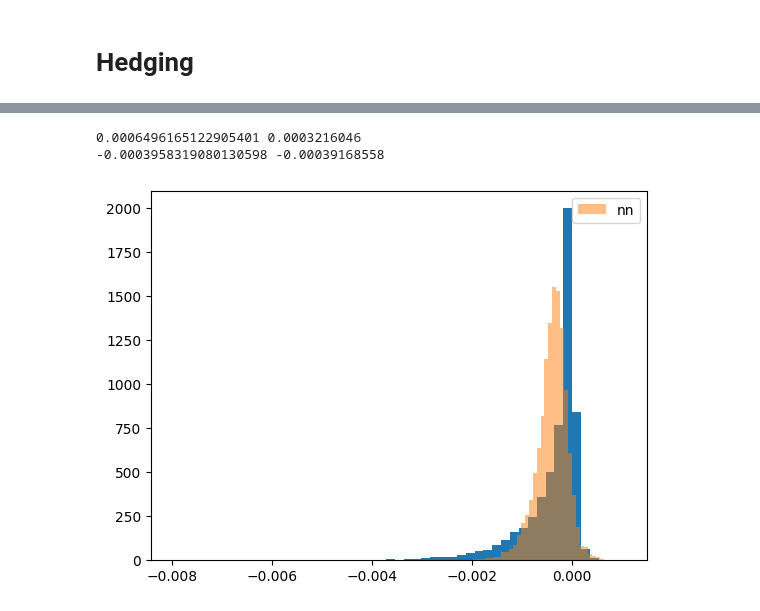
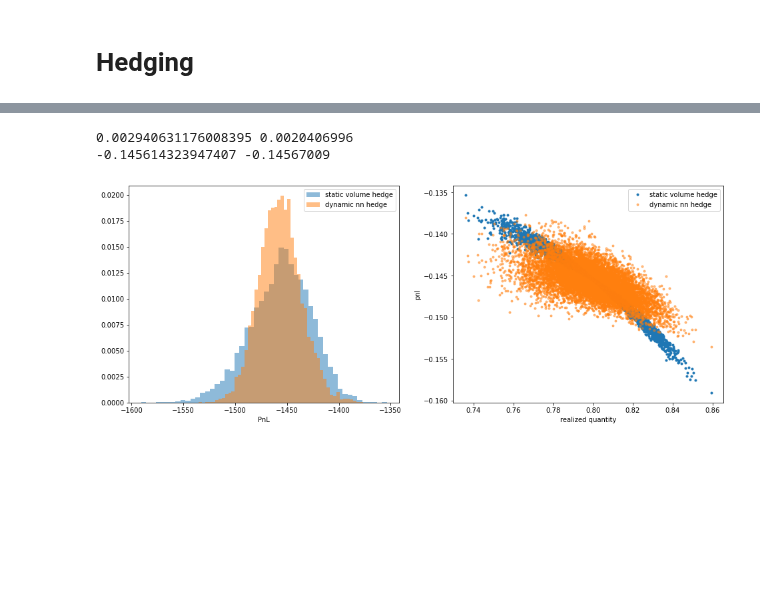
Before and after one commit to pikki622/RiVaPy, a Jupyter notebook: notebooks/models/residual_demand_forward_model.ipynb, the cells around one changed output, grey strips where cells are left out. Cells and saved outputs as stored; diff of their text form; code cells hidden in the pictures; blank space fills up the shorter version.

```diff
--- a/notebooks/models/residual_demand_forward_model.ipynb
+++ b/notebooks/models/residual_demand_forward_model.ipynb
@@ -329,7 +347,7 @@ rdm = ResidualDemandForwardModel(wind_forecast_model,
                                 #region_to_capacity=None
                                 )
 # %%
-strike = 0.2#fwd_prices[:,-1].mean()
+strike = 0.4#fwd_prices[:,-1].mean()
 spec = GreenPPASpecification(technology = 'Wind',
                              location = 'Onshore',
                              schedule = [val_date + dt.timedelta(days=2)],
@@ -353,26 +413,28 @@ NameError: name 'k' is not defined
 plt.figure(figsize=(12,8))
 #forecast_points = [i for i in range(len(timegrid)) if i%8==0]
 fwd_prices = result.fwd_prices
-forecasts = result.forecasts
+forecasts_ = result.forecasts[spec.location]
+rlzd_qty = result.rlzd_qty
+
 
 print('strike', strike)
 plt.subplot(2,2,1)
 #print('hedge_delta', (-fwd_residuals[-1]+1.0))
-pnl_no_hedge = (fwd_prices[:,-1]-strike)*forecasts[:,-1]
+pnl_no_hedge = (fwd_prices[:,-1]-strike)*forecasts_[:,-1]
 #bins = plt.hist(pnl_no_hedge, bins=50, label='no hedge', density=True)
-delta = -1.0*forecasts[:,0]
+delta = -1.0*forecasts_[:,0]
 pnl_hedge = pnl_no_hedge + (fwd_prices[:,-1]-fwd_prices[:,0])*delta
 plt.hist(pnl_hedge,  label='delta=-forecast', alpha=0.5, density=True, bins=50)
 print(pnl_hedge.mean())
-delta = -0.9*forecasts[:,0]
+delta = -1.0*forecasts_[:,0]
 #pnl_hedge = pnl_no_hedge + (fwd_prices[:,-1]-fwd_prices[:,0])*delta
 #plt.hist(pnl_hedge,  label='delta=-forecast', alpha=0.5, density=True, bins=50)
 #print(pnl_hedge.mean())
 
-pnl_hedge_dynamic_volume = -fwd_prices[:,0]*forecasts[:,0]
+pnl_hedge_dynamic_volume = -fwd_prices[:,0]*forecasts_[:,0]
 for i in range(1,fwd_prices.shape[1]):
-    pnl_hedge_dynamic_volume += (forecasts[:,i-1]-forecasts[:,i])*fwd_prices[:,i]
-pnl_hedge_dynamic_volume += forecasts[:,-2]*fwd_prices[:,-1] + forecasts[:,-1]*(fwd_prices[:,-1]-strike)
+    pnl_hedge_dynamic_volume += (forecasts_[:,i-1]-forecasts_[:,i])*fwd_prices[:,i]
+pnl_hedge_dynamic_volume += forecasts_[:,-2]*fwd_prices[:,-1] + forecasts_[:,-1]*(fwd_prices[:,-1]-strike)
 #plt.hist(pnl_hedge_dynamic_volume,  label='dynamic delta=-forecast', alpha=0.5, density=True, bins=50)
 
 #delta = -0pnl_hedge_dynamic_volume8*(-fwd_residuals[0,:]+1.0)
@@ -381,11 +443,11 @@ pnl_hedge_dynamic_volume += forecasts[:,-2]*fwd_prices[:,-1] + forecasts[:,-1]*(
 plt.legend()
 plt.title('pnl')
 plt.subplot(2,2,2)
-plt.hist(forecasts[:,-1], bins=50);
+plt.hist(forecasts_[:,-1], bins=50);
 plt.title('realized wind')
 plt.subplot(2,2,3)
 plt.hist(fwd_prices[:,-1], bins=50)
 plt.title('p(T)')
 plt.subplot(2,2,4)
-plt.plot(fwd_prices[:,-1], forecasts[:,-1],'.');
+plt.plot(fwd_prices[:,-1], forecasts_[:,-1],'.');
 # %% [output]
@@ -407,10 +469,22 @@ plt.xlabel('forecast');
 # %%
-plt.hist(pnl_hedge, bins=50, density=True)
-plt.hist(pnl, bins=50, density=True, alpha=0.5, label='nn')
+#plt.hist(pnl_no_hedge, bins=50, density=True, label='unhedged')
+pnl = result.hedge_model.compute_pnl(fwd_prices, forecasts, result.rlzd_qty)
+plt.figure(figsize=(16,6))
+plt.subplot(1,2,1)
+plt.hist(10000*pnl_hedge, bins=50, density=True, alpha=0.5, label='static volume hedge')
+plt.hist(10000*pnl, bins=50, density=True, alpha=0.5, label='dynamic nn hedge')
+plt.xlabel('PnL')
 plt.legend();
 print(np.sqrt(pnl_hedge.var()), np.sqrt(pnl.var()))
 print(pnl_hedge.mean(), pnl.mean())
+plt.subplot(1,2,2)
+plt.plot(rlzd_qty, pnl_hedge, '.', label='static volume hedge')
+plt.plot(rlzd_qty, pnl, '.', alpha=0.5, label='dynamic nn hedge')
+plt.xlabel('realized quantity')
+plt.ylabel('pnl')
+plt.legend()
+plt.savefig('deep_hedging.png', dpi=600)
 # %% [output]
-0.0006496165122905401 0.0003216046
--0.0003958319080130598 -0.00039168558
+0.002940631176008395 0.0020406996
+-0.145614323947407 -0.14567009
-[figure, old version]
+[figure, new version]
```
Also changed, not shown: parts of 7 cells of this notebook.
